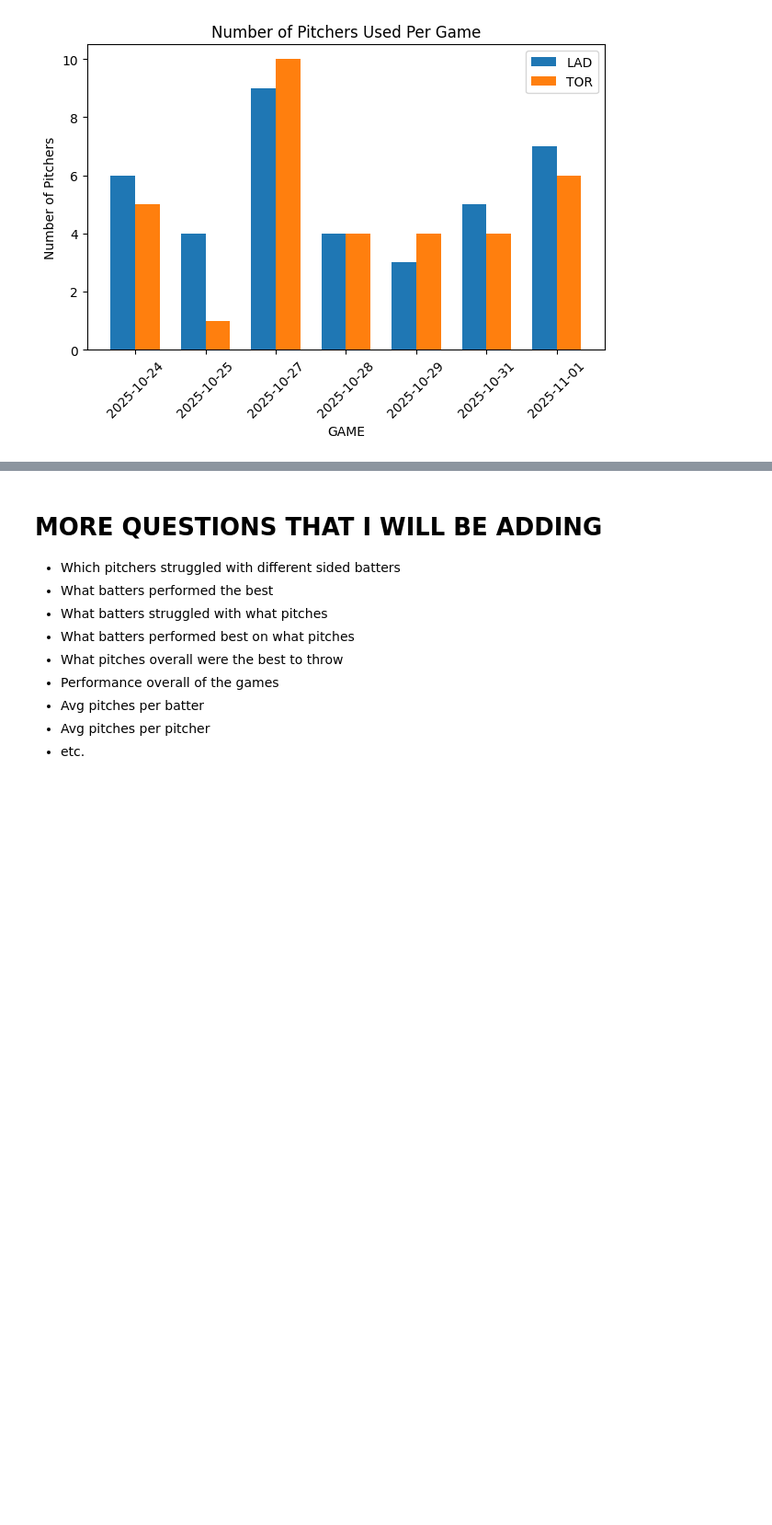
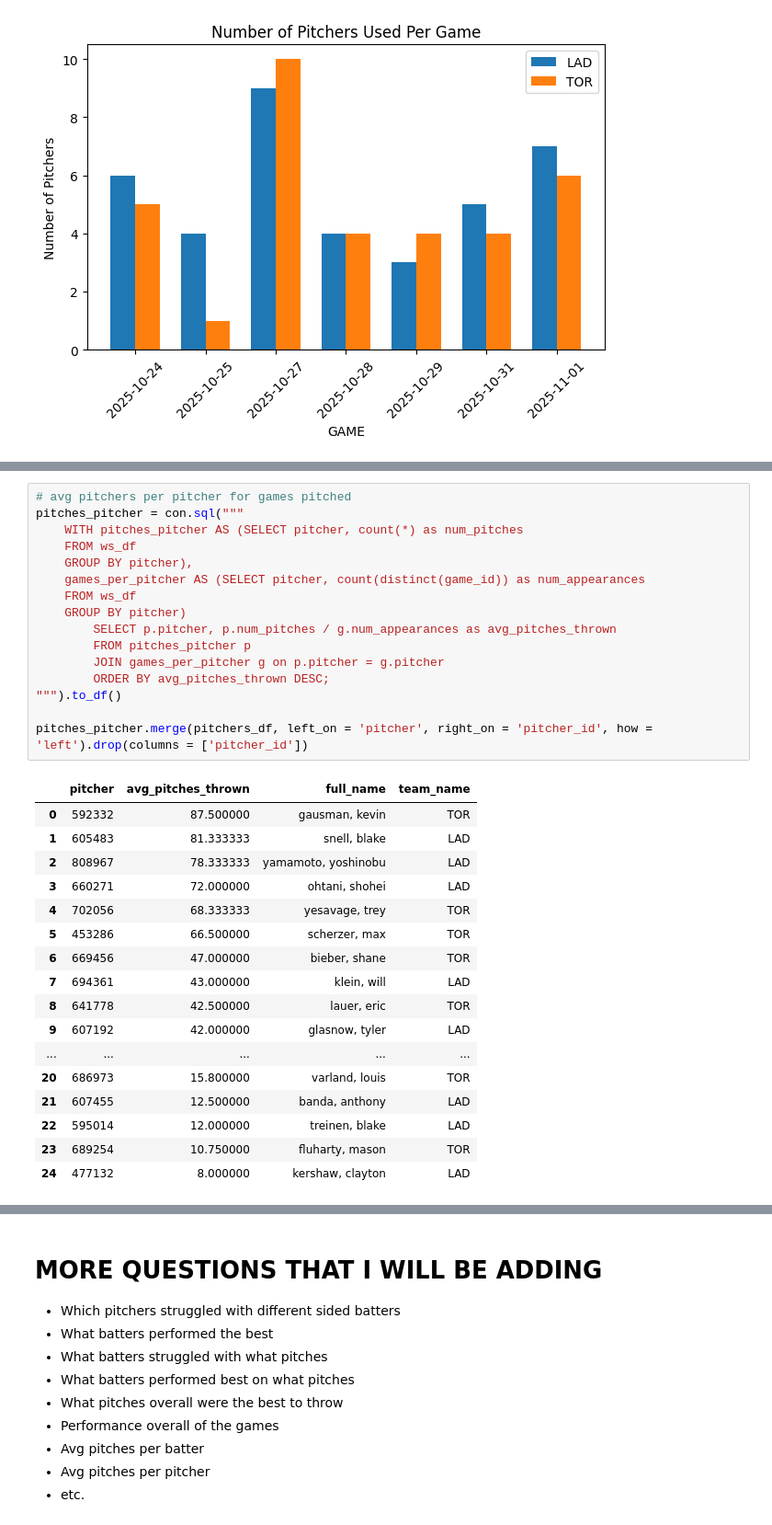
Before and after one commit to cjsteffen00/MLB-data, a Jupyter notebook: analysis_files/world_series.ipynb, the cells around one changed output, grey strips where cells are left out. Shown: that part at 92% size. Cells and saved outputs as stored; diff of their text form; blank space fills up the shorter version.

```diff
--- a/analysis_files/world_series.ipynb
+++ b/analysis_files/world_series.ipynb
@@ -117,0 +154,34 @@ plt.show()
+# %%
+# avg pitchers per pitcher for games pitched
+pitches_pitcher = con.sql("""
+    WITH pitches_pitcher AS (SELECT pitcher, count(*) as num_pitches
+    FROM ws_df
+    GROUP BY pitcher),
+    games_per_pitcher AS (SELECT pitcher, count(distinct(game_id)) as num_appearances
+    FROM ws_df
+    GROUP BY pitcher)
+        SELECT p.pitcher, p.num_pitches / g.num_appearances as avg_pitches_thrown
+        FROM pitches_pitcher p
+        JOIN games_per_pitcher g on p.pitcher = g.pitcher
+        ORDER BY avg_pitches_thrown DESC;
+""").to_df()
+
+pitches_pitcher.merge(pitchers_df, left_on = 'pitcher', right_on = 'pitcher_id', how = 'left').drop(columns = ['pitcher_id'])
+# %% [output]
+|  | pitcher | avg_pitches_thrown | full_name | team_name |
+| 0 | 592332 | 87.500000 | gausman, kevin | TOR |
+| 1 | 605483 | 81.333333 | snell, blake | LAD |
+| 2 | 808967 | 78.333333 | yamamoto, yoshinobu | LAD |
+| 3 | 660271 | 72.000000 | ohtani, shohei | LAD |
+| 4 | 702056 | 68.333333 | yesavage, trey | TOR |
+| 5 | 453286 | 66.500000 | scherzer, max | TOR |
+| 6 | 669456 | 47.000000 | bieber, shane | TOR |
+| 7 | 694361 | 43.000000 | klein, will | LAD |
+| 8 | 641778 | 42.500000 | lauer, eric | TOR |
+| 9 | 607192 | 42.000000 | glasnow, tyler | LAD |
+| ... | ... | ... | ... | ... |
+| 20 | 686973 | 15.800000 | varland, louis | TOR |
+| 21 | 607455 | 12.500000 | banda, anthony | LAD |
+| 22 | 595014 | 12.000000 | treinen, blake | LAD |
+| 23 | 689254 | 10.750000 | fluharty, mason | TOR |
+| 24 | 477132 | 8.000000 | kershaw, clayton | LAD |
```
Also changed, not shown: parts of 5 cells of this notebook.
